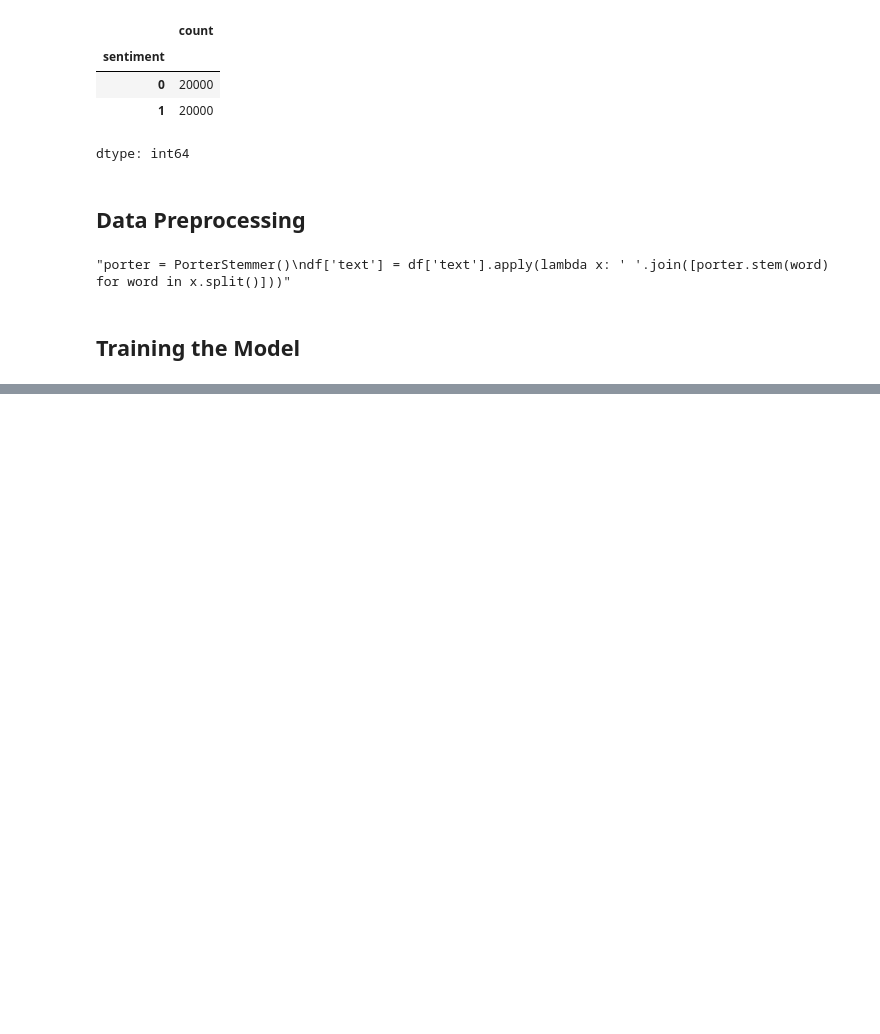
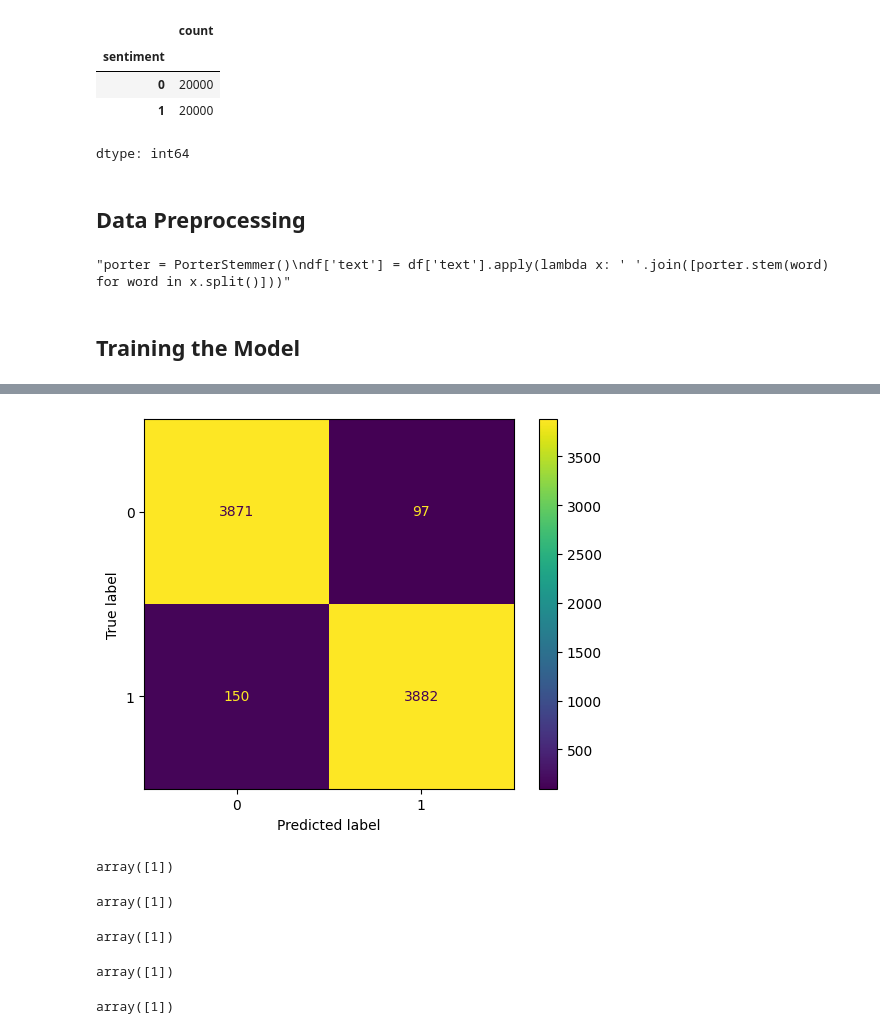
Before and after one commit to machiwao/CCMACLRL_PROJECT_COM222, a Jupyter notebook: project_implementation.ipynb, the cells around one changed output, grey strips where cells are left out. Drawn from its saved outputs; the diff is of its cells as text; code cells hidden in the pictures; blank space fills up the shorter version.

Commit message:
svm, naive bayes, random forest, logreg implementation

```diff
--- a/project_implementation.ipynb
+++ b/project_implementation.ipynb
@@ -158,4 +159,4 @@ df['text'] = df['text'].apply(lambda x: ' '.join([porter.stem(word) for word in
 X = df['text']
 y = df['sentiment']
 # %%
-X_train, y_train, X_test, y_test = train_test_split(test_size=0.2, random_state=42)
+X_train, X_test, y_train, y_test = train_test_split(X, y, test_size = 0.2, random_state = 42)
@@ -163,0 +163,7 @@ ValueError: not enough values to unpack (expected 4, got 2)
+# %%
+combined_stopwords_list = list(combined_stopwords)
+'''vectorizer = CountVectorizer()
+X_train_transformed = vectorizer.fit_transform(X_train)'''
+vectorizer = TfidfVectorizer(ngram_range=(1, 3), max_df=0.9, min_df=5, stop_words=combined_stopwords_list)
+X_train_transformed = vectorizer.fit_transform(X_train)
+X_test_transformed = vectorizer.transform(X_test)
@@ -163,0 +216,4 @@ ValueError: not enough values to unpack (expected 4, got 2)
+# %%
+# Chosen Model
+model = SVC()
+model.fit(X_train_transformed, y_train)
@@ -163,0 +222,3 @@ ValueError: not enough values to unpack (expected 4, got 2)
+# %%
+y_pred = model.predict(X_test_transformed)
+print(classification_report(y_test, y_pred))
@@ -163,0 +234,43 @@ ValueError: not enough values to unpack (expected 4, got 2)
+# %%
+cm = confusion_matrix(y_test, y_pred)
+
+disp = ConfusionMatrixDisplay(confusion_matrix=cm, display_labels=model.classes_)
+disp.plot()
+plt.show()
+# %% [output]
+[figure, added]
+# %%
+input_text = pd.Series("Oh my god. Best costumer service. Salamat sa mabilis na delivery. Mag-oorder ulit ako sa inyo")
+input_text_transform = vectorizer.transform(input_text)
+prediction = model.predict(input_text_transform)
+prediction
+# %% [output]
+array([1])
+# %%
+input_text = pd.Series("Mali yung nareceive na product pero okay lang rin putangina. Quick delivery tho so thank you")
+input_text_transform = vectorizer.transform(input_text)
+prediction = model.predict(input_text_transform)
+prediction
+# %% [output]
+array([1])
+# %%
+input_text = pd.Series("So I chose this over a lot of products and It's functional. Thank you")
+input_text_transform = vectorizer.transform(input_text)
+prediction = model.predict(input_text_transform)
+prediction
+# %% [output]
+array([1])
+# %%
+input_text = pd.Series("Pinili ko itong product sa mga ibang produkto, swerte at tama ang desisyon ko. Hindi ako bobo mga inutil AAAAA. Thank you sa seller")
+input_text_transform = vectorizer.transform(input_text)
+prediction = model.predict(input_text_transform)
+prediction
+# %% [output]
+array([1])
+# %%
+input_text = pd.Series("Thank you sa seller. Talagang pinamukha sakin na bobo ako sa online shopping. Di ba naman gumagana yung product na nabili ko punyeta. Bobo ka shopee")
+input_text_transform = vectorizer.transform(input_text)
+prediction = model.predict(input_text_transform)
+prediction
+# %% [output]
+array([1])
```
Also changed, not shown: parts of 7 cells of this notebook.
